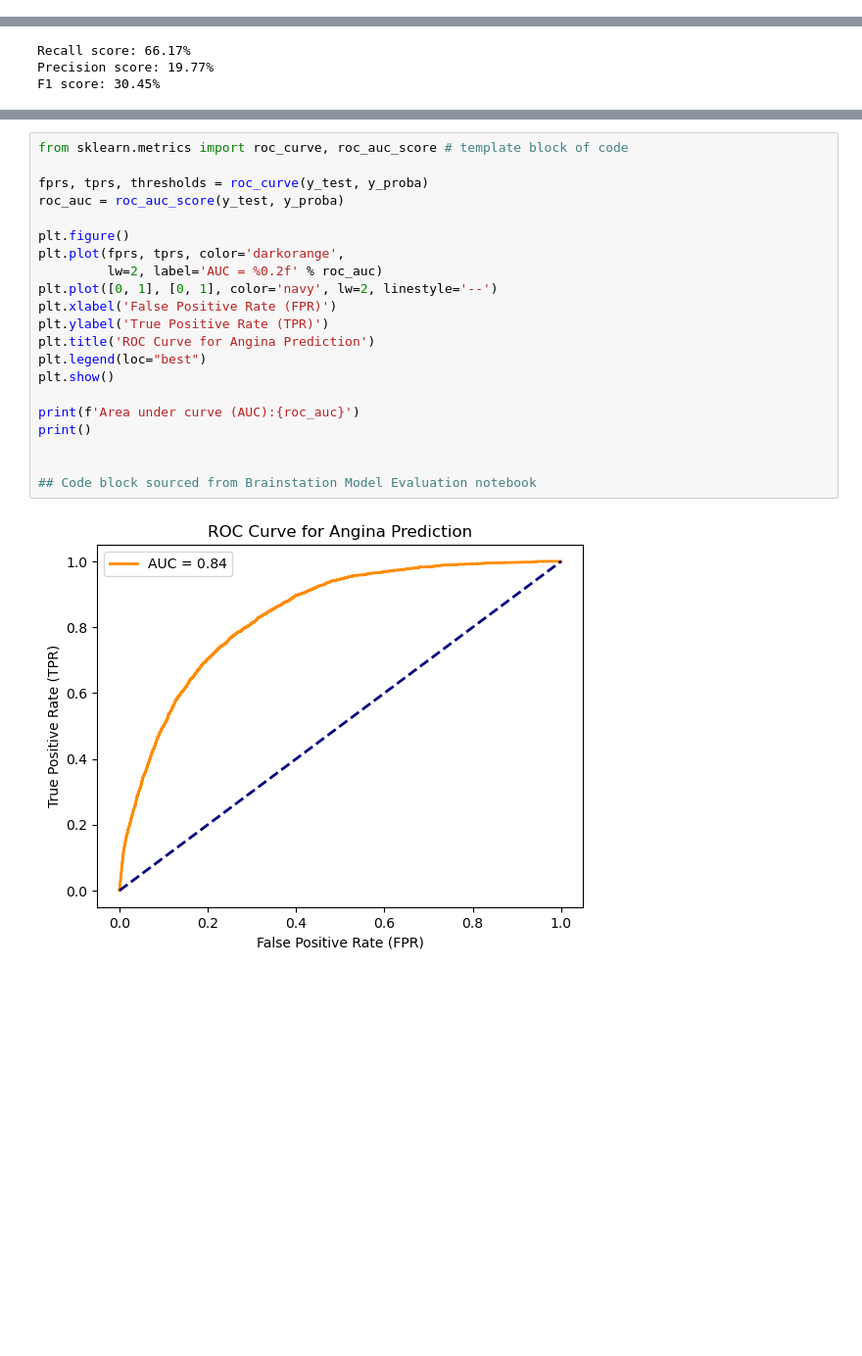
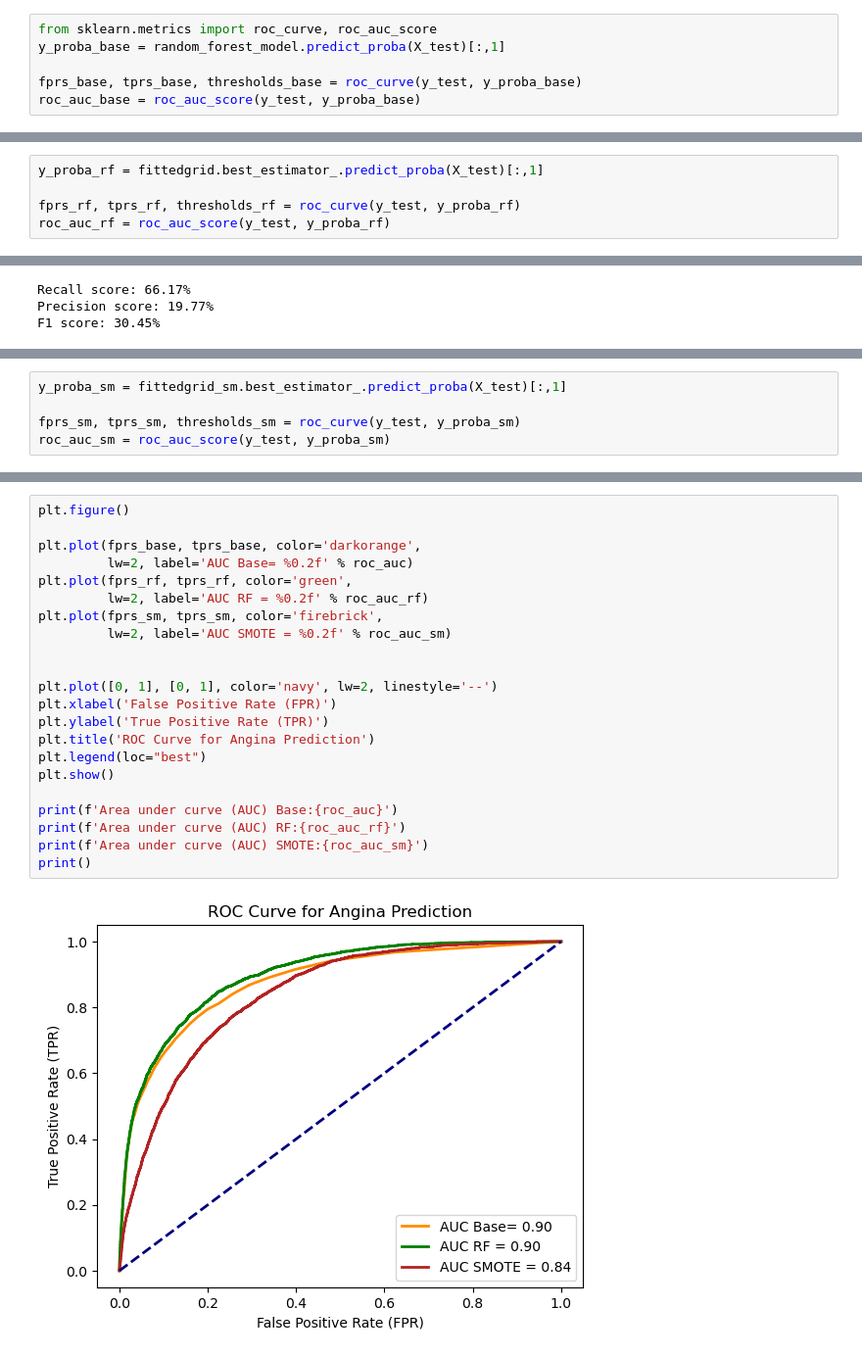
Before and after one commit to Tasnimacj/Capstone_Heart_Prediction, a Jupyter notebook: notebooks/06-random-forest.ipynb, the cells around one changed output, grey strips where cells are left out. Shown at 98% size. Cells and saved outputs as stored; diff of their text form; blank space fills up the shorter version.

Commit message:
Sprint 3: saved scoredfs, updated markdowns

```diff
--- a/notebooks/06-random-forest.ipynb
+++ b/notebooks/06-random-forest.ipynb
@@ -74,0 +105,6 @@ F1 score: 32.99%
+# %%
+from sklearn.metrics import roc_curve, roc_auc_score
+y_proba_base = random_forest_model.predict_proba(X_test)[:,1]
+
+fprs_base, tprs_base, thresholds_base = roc_curve(y_test, y_proba_base)
+roc_auc_base = roc_auc_score(y_test, y_proba_base)
@@ -215,0 +210,5 @@ SMOTE
+# %%
+y_proba_rf = fittedgrid.best_estimator_.predict_proba(X_test)[:,1]
+
+fprs_rf, tprs_rf, thresholds_rf = roc_curve(y_test, y_proba_rf)
+roc_auc_rf = roc_auc_score(y_test, y_proba_rf)
@@ -352,0 +340,5 @@ Recall score: 0.17084587094617185
+# %%
+y_proba_sm = fittedgrid_sm.best_estimator_.predict_proba(X_test)[:,1]
+
+fprs_sm, tprs_sm, thresholds_sm = roc_curve(y_test, y_proba_sm)
+roc_auc_sm = roc_auc_score(y_test, y_proba_sm)
@@ -353,23 +372,24 @@ Recall score: 0.17084587094617185
 # %%
-from sklearn.metrics import roc_curve, roc_auc_score # template block of code
+plt.figure()
 
-fprs, tprs, thresholds = roc_curve(y_test, y_proba)
-roc_auc = roc_auc_score(y_test, y_proba)
+plt.plot(fprs_base, tprs_base, color='darkorange',
+         lw=2, label='AUC Base= %0.2f' % roc_auc)
+plt.plot(fprs_rf, tprs_rf, color='green',
+         lw=2, label='AUC RF = %0.2f' % roc_auc_rf)
+plt.plot(fprs_sm, tprs_sm, color='firebrick',
+         lw=2, label='AUC SMOTE = %0.2f' % roc_auc_sm)
 
-plt.figure()
-plt.plot(fprs, tprs, color='darkorange',
-         lw=2, label='AUC = %0.2f' % roc_auc)
+
 plt.plot([0, 1], [0, 1], color='navy', lw=2, linestyle='--')
 plt.xlabel('False Positive Rate (FPR)')
 plt.ylabel('True Positive Rate (TPR)')
 plt.title('ROC Curve for Angina Prediction')
 plt.legend(loc="best")
 plt.show()
 
-print(f'Area under curve (AUC):{roc_auc}')
+print(f'Area under curve (AUC) Base:{roc_auc}')
+print(f'Area under curve (AUC) RF:{roc_auc_rf}')
+print(f'Area under curve (AUC) SMOTE:{roc_auc_sm}')
 print()
-
-
-## Code block sourced from Brainstation Model Evaluation notebook
 # %% [output]
-[figure, old version]
+[figure, new version]
```
Also changed, not shown: parts of 33 cells of this notebook, 2 other files.
